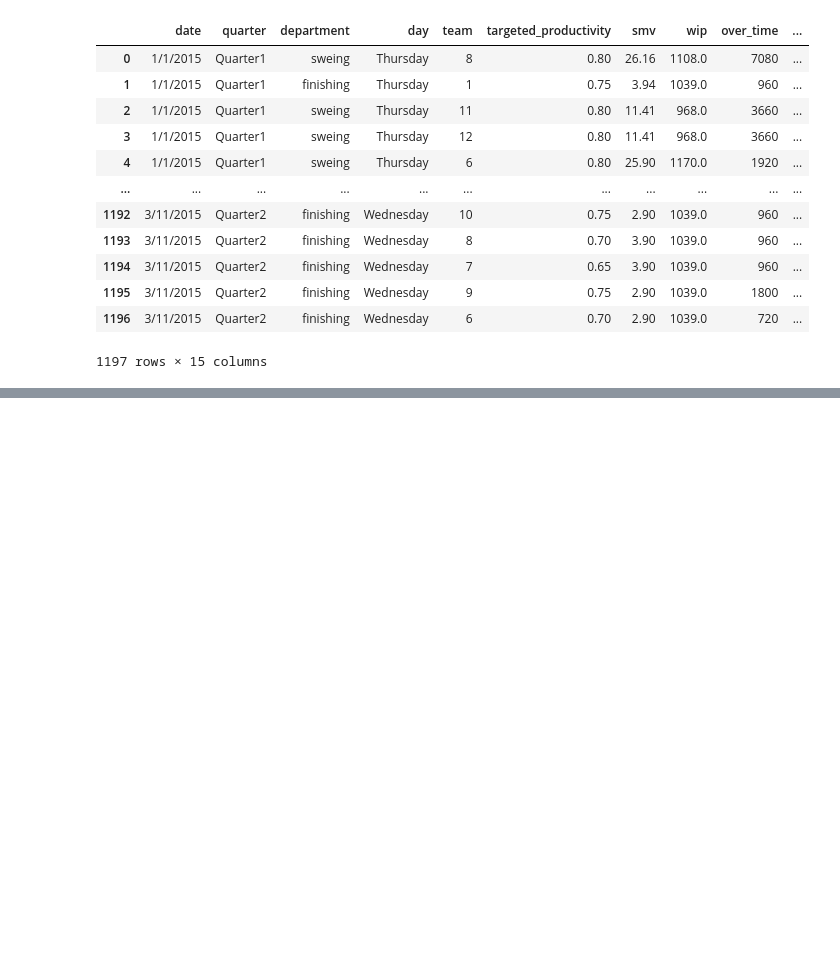
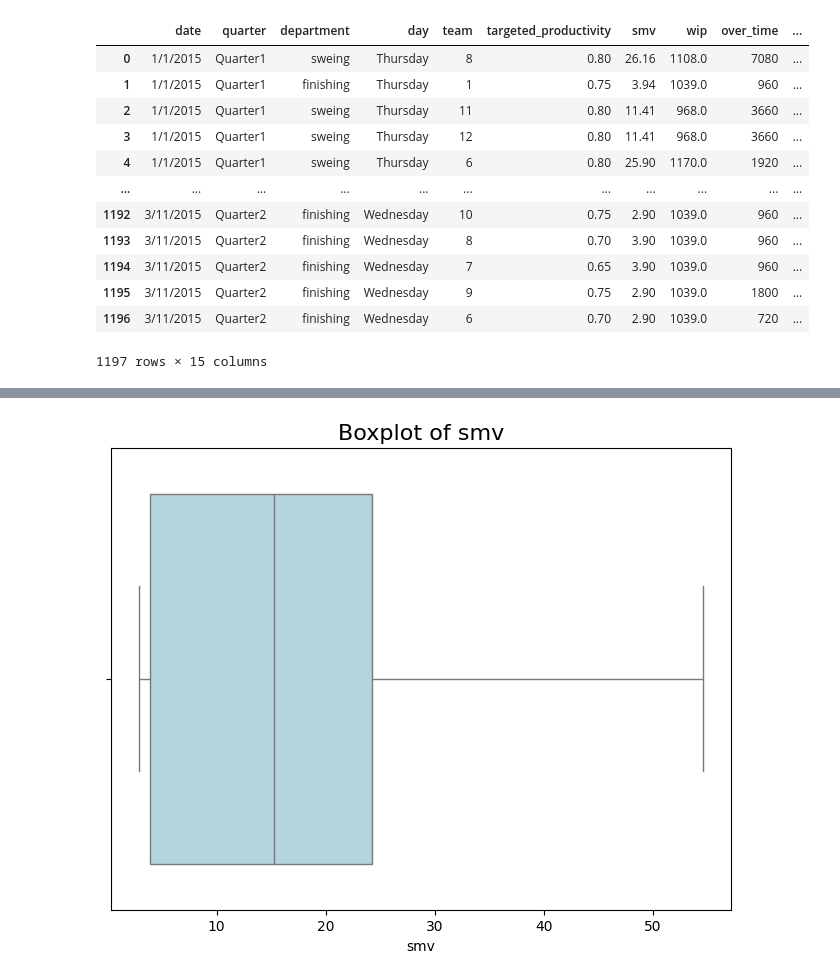
Before and after one commit to bagassarendra/MSIB-CapstoneProject, a Jupyter notebook: CapstoneBagas.ipynb, the cells around one changed output, grey strips where cells are left out. Cells and saved outputs as stored; diff of their text form; code cells hidden in the pictures; blank space fills up the shorter version.

```diff
--- a/CapstoneBagas.ipynb
+++ b/CapstoneBagas.ipynb
@@ -237,0 +267,8 @@ dataset
+# %%
+plt.figure(figsize=(8, 6))
+sns.boxplot(data=dataset, x='smv', color='lightblue')
+plt.title('Boxplot of smv', fontsize=16)
+plt.xlabel('smv')
+plt.show()
+# %% [output]
+[figure, added]
```
Also changed, not shown: parts of 15 cells of this notebook.
